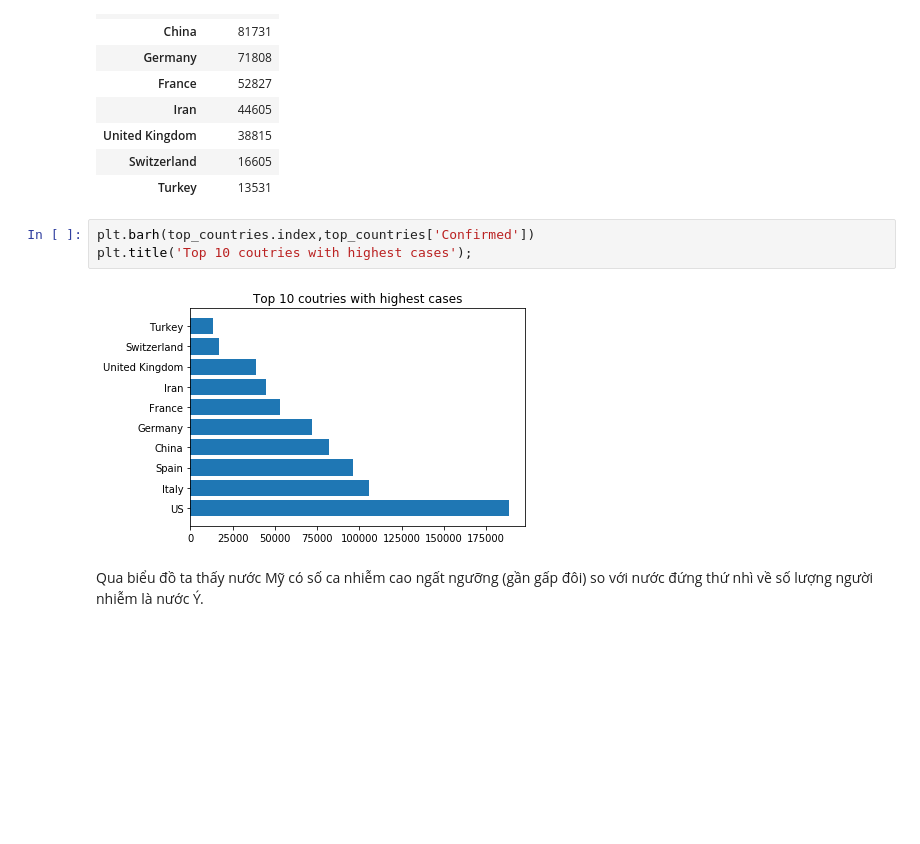
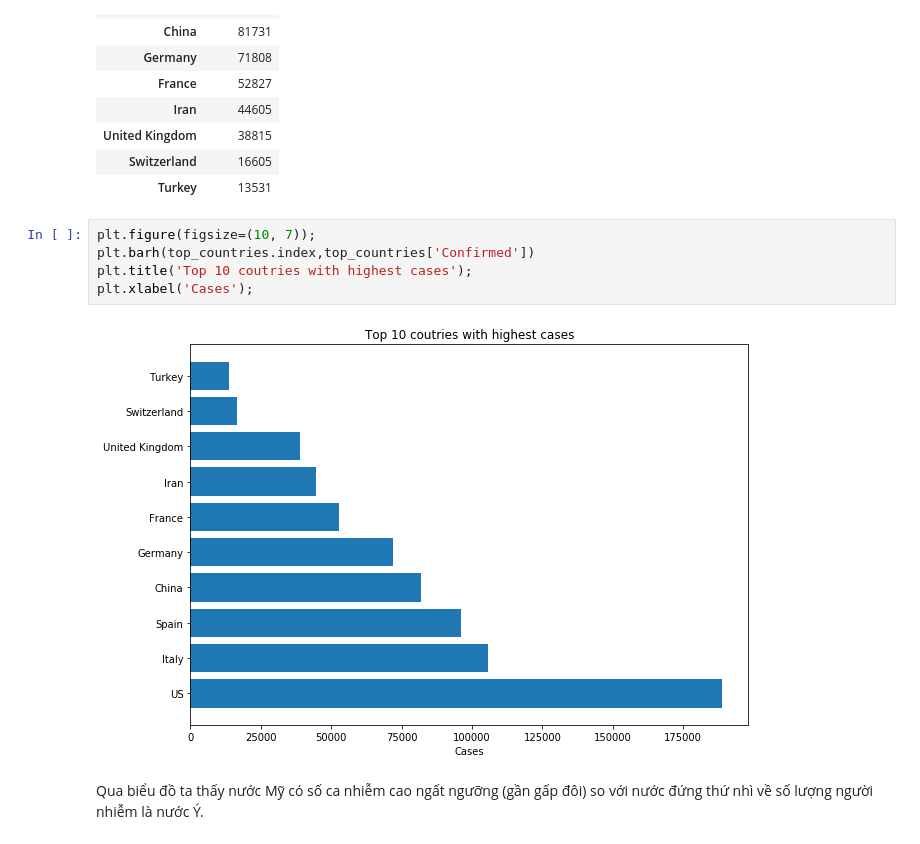
Before and after one commit to anhnamjr/LTKHDL, a Jupyter notebook: 1712604_NguyenAnhNam.ipynb, the cells around one changed output. Cells and saved outputs as stored; diff of their text form; blank space fills up the shorter version.

```diff
--- a/1712604_NguyenAnhNam.ipynb
+++ b/1712604_NguyenAnhNam.ipynb
@@ -220,10 +220,12 @@ top_countries
 | Switzerland | 16605 |
 | Turkey | 13531 |
 # %%
+plt.figure(figsize=(10, 7));
 plt.barh(top_countries.index,top_countries['Confirmed'])
 plt.title('Top 10 coutries with highest cases');
+plt.xlabel('Cases');
 # %% [output]
-[figure, old version]
+[figure, new version]
 # %% [markdown]
 Qua biểu đồ ta thấy nước Mỹ có số ca nhiễm cao ngất ngưỡng (gần gấp đôi) so với nước đứng thứ nhì về số lượng người nhiễm là nước Ý.
 # %% [markdown]
```
Also changed, not shown: parts of 2 cells of this notebook.
